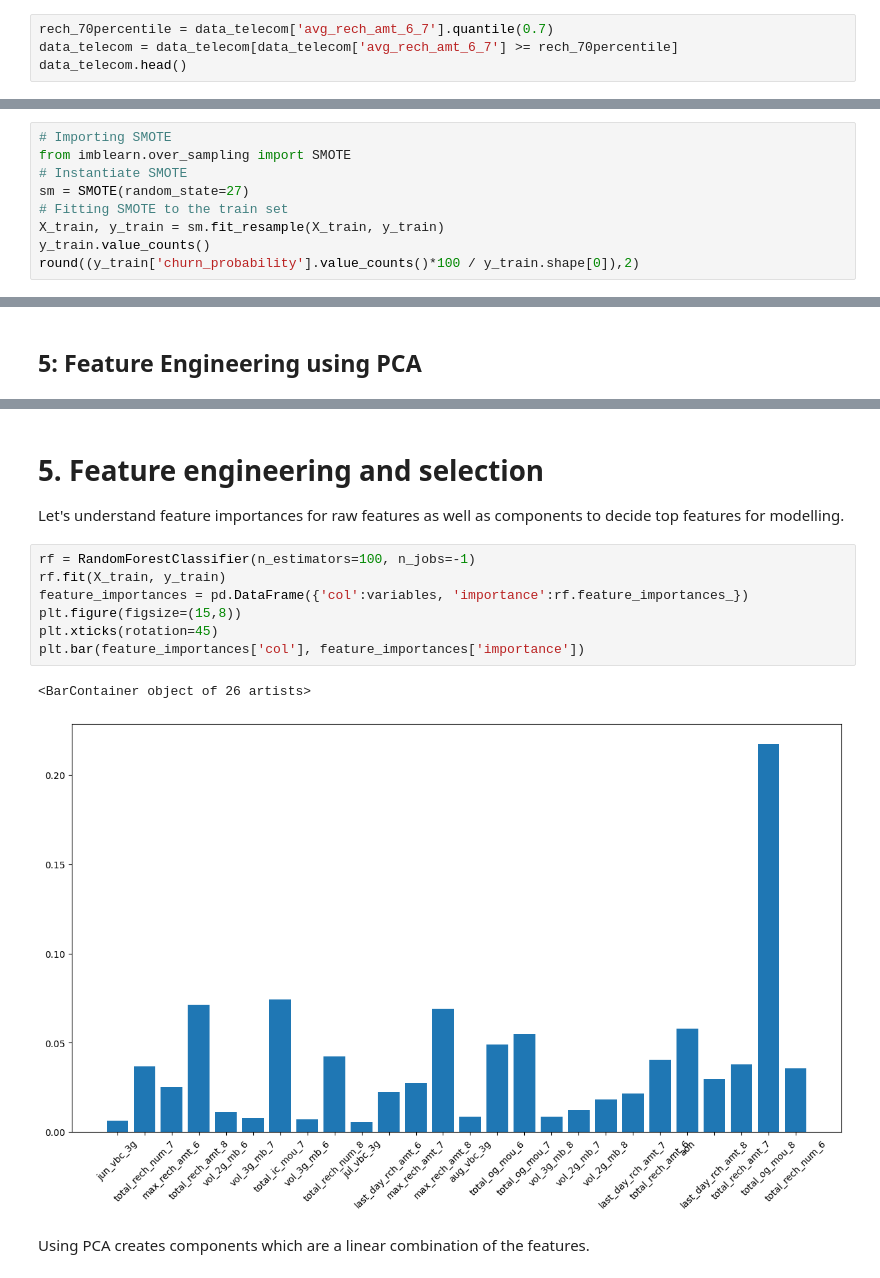
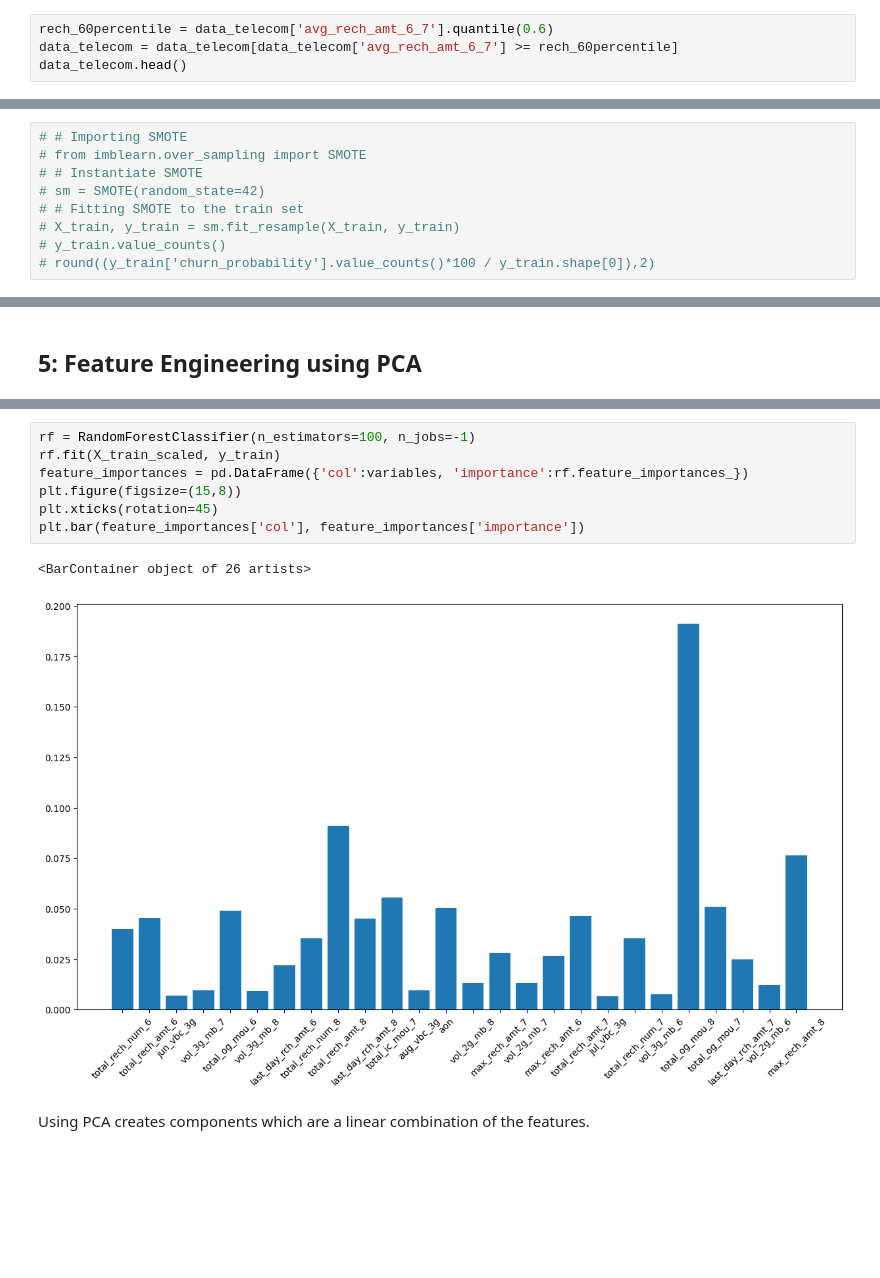
Before and after one commit to asthaa29/telecomchurncasestudy, a Jupyter notebook: telecomchurnprediction.ipynb, the cells around one changed output, grey strips where cells are left out. Cells and saved outputs as stored; diff of their text form; blank space fills up the shorter version.

```diff
--- a/telecomchurnprediction.ipynb
+++ b/telecomchurnprediction.ipynb
@@ -369,6 +375,6 @@ Filter high-value customers
 data_telecom['avg_rech_amt_6_7'] = (data_telecom['total_rech_amt_6'] + data_telecom['total_rech_amt_7'])/2
 # %%
-rech_70percentile = data_telecom['avg_rech_amt_6_7'].quantile(0.7)
-data_telecom = data_telecom[data_telecom['avg_rech_amt_6_7'] >= rech_70percentile]
+rech_60percentile = data_telecom['avg_rech_amt_6_7'].quantile(0.6)
+data_telecom = data_telecom[data_telecom['avg_rech_amt_6_7'] >= rech_60percentile]
 data_telecom.head()
 # %% [output]
@@ -603,10 +613,10 @@ Dealing with data imbalance
 We are creating synthetic samples by doing upsampling using SMOTE(Synthetic Minority Oversampling Technique).
 # %%
-# Importing SMOTE
-from imblearn.over_sampling import SMOTE
-# Instantiate SMOTE
-sm = SMOTE(random_state=27)
-# Fitting SMOTE to the train set
-X_train, y_train = sm.fit_resample(X_train, y_train)
-y_train.value_counts()
-round((y_train['churn_probability'].value_counts()*100 / y_train.shape[0]),2)
+# # Importing SMOTE
+# from imblearn.over_sampling import SMOTE
+# # Instantiate SMOTE
+# sm = SMOTE(random_state=42)
+# # Fitting SMOTE to the train set
+# X_train, y_train = sm.fit_resample(X_train, y_train)
+# y_train.value_counts()
+# round((y_train['churn_probability'].value_counts()*100 / y_train.shape[0]),2)
@@ -658,17 +647,13 @@ Lets also plot the correlations for each feature for bivariate analysis.
-# %% [markdown]
-# 5. Feature engineering and selection
-
-Let's understand feature importances for raw features as well as components to decide top features for modelling.
 # %%
 rf = RandomForestClassifier(n_estimators=100, n_jobs=-1)
-rf.fit(X_train, y_train)
+rf.fit(X_train_scaled, y_train)
 feature_importances = pd.DataFrame({'col':variables, 'importance':rf.feature_importances_})
 plt.figure(figsize=(15,8))
 plt.xticks(rotation=45)
 plt.bar(feature_importances['col'], feature_importances['importance'])
 # %% [output]
 <BarContainer object of 26 artists>
-[figure, old version]
+[figure, new version]
 # %% [markdown]
 Using PCA creates components which are a linear combination of the features.
 # %%
```
Also changed, not shown: parts of 89 cells of this notebook, 1 other file.
